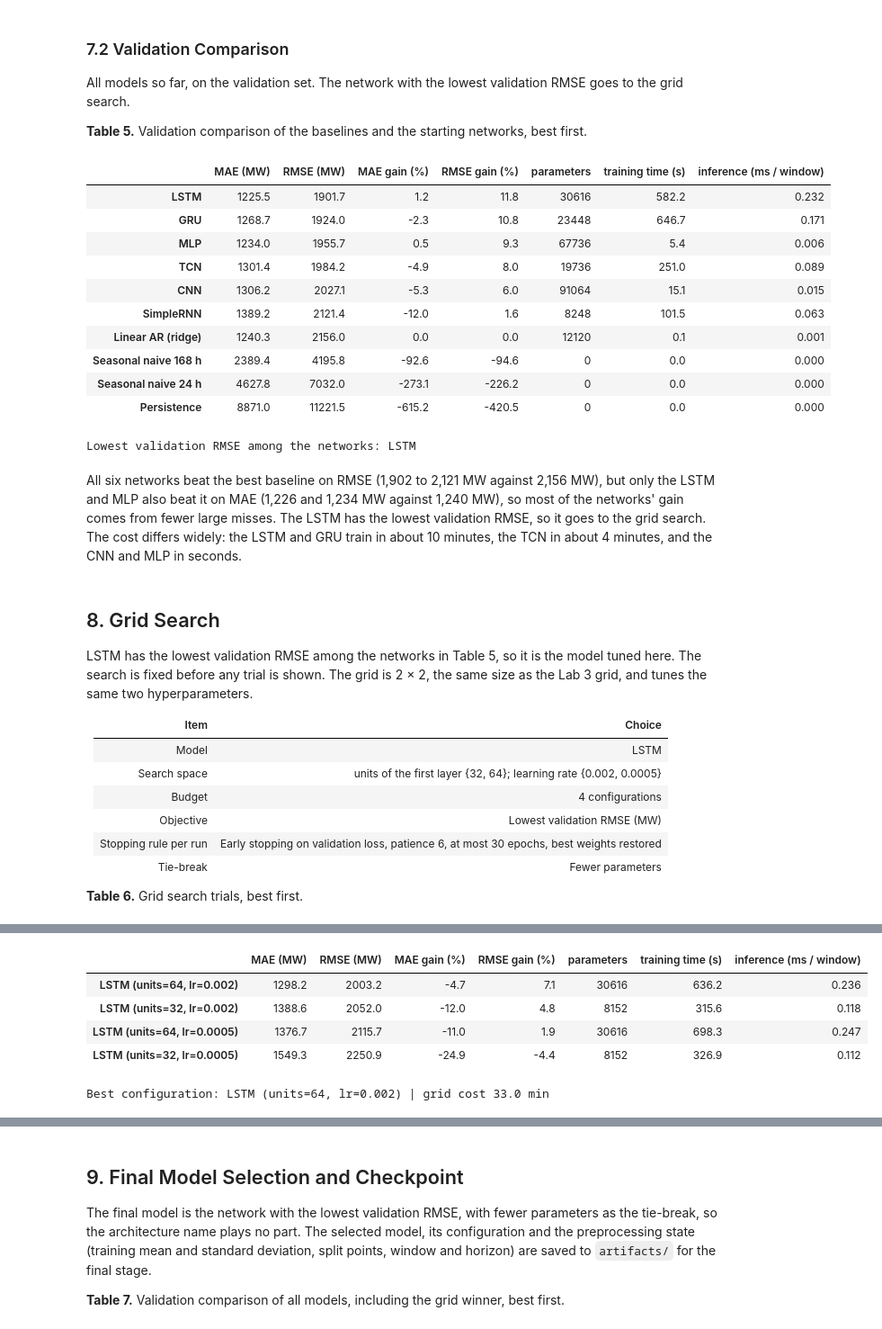
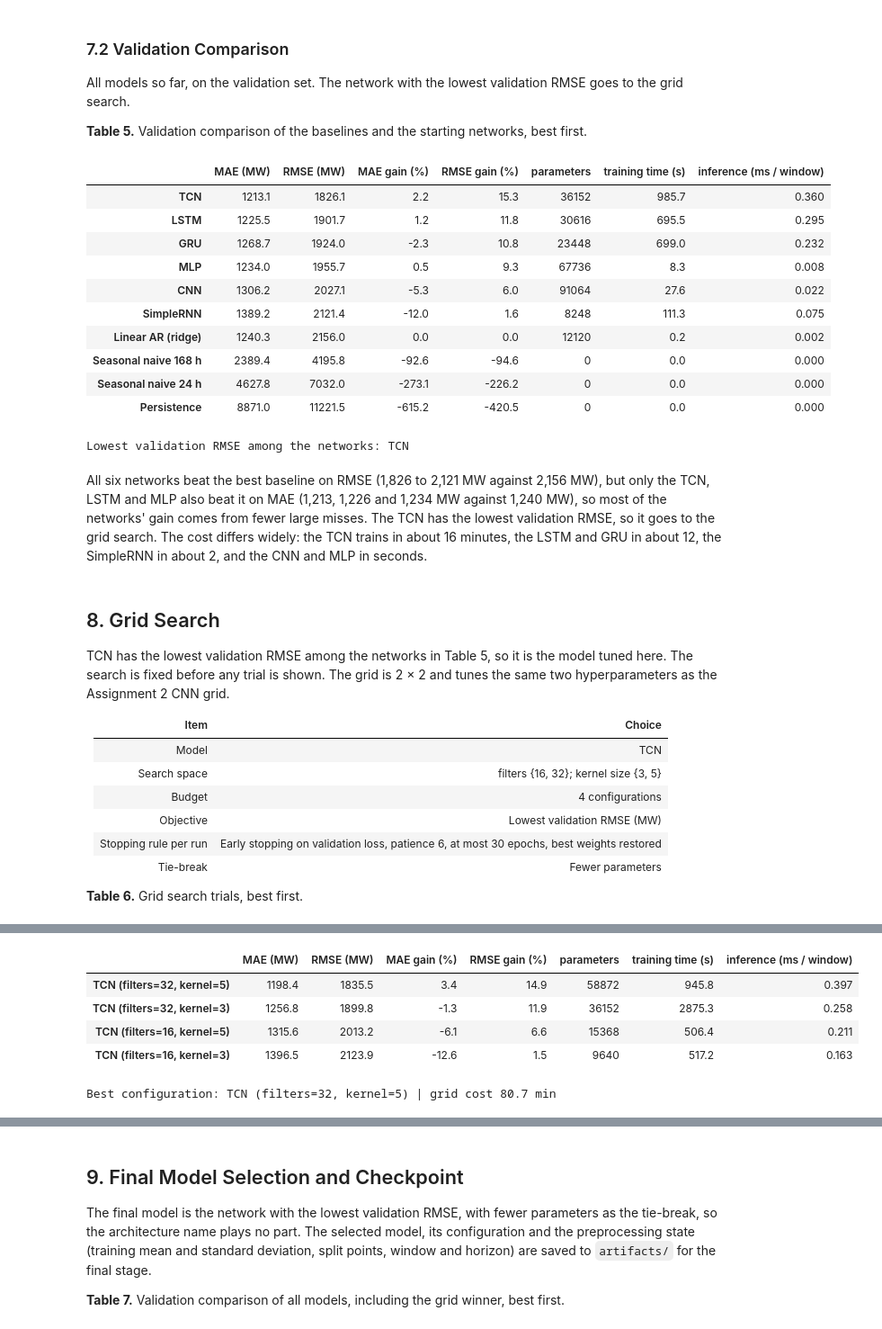
Before and after one commit to shicks44/AISE-4010-Section3-Group1, a Jupyter notebook: AISE4010_Project_Group01.ipynb, the cells around one changed output, grey strips where cells are left out. Shown at 90% size. Drawn from its saved outputs; the diff is of its cells as text; code cells hidden in the pictures.

```diff
--- a/AISE4010_Project_Group01.ipynb
+++ b/AISE4010_Project_Group01.ipynb
@@ -338,6 +338,24 @@ Causal padding means each TCN output only sees current and earlier hours, and th
 # %%
 def make_model(name, hidden_layers, lr=2e-3):
     model = keras.Sequential([keras.Input(shape=(WINDOW, inputs.shape[1]))] + hidden_layers + [layers.Dense(HORIZON)], name=name)
+    model.compile(optimizer=keras.optimizers.Adam(learning_rate=lr, clipnorm=1.0), loss="mse")
+    return model
+
+def residual_block(x, dilation, filters, kernel_size):
+    shortcut = x if x.shape[-1] == filters else layers.Conv1D(filters, 1)(x)  # 1x1 conv when the channel counts differ
+    for _ in range(2):
+        x = layers.Conv1D(filters, kernel_size, padding="causal", dilation_rate=dilation)(x)
+        x = layers.LayerNormalization()(x)
+        x = layers.Activation("relu")(x)
+        x = layers.Dropout(0.1)(x)
+    return layers.Activation("relu")(layers.Add()([shortcut, x]))
+
+def make_tcn(name, filters=32, kernel_size=3, lr=2e-3):
+    window = keras.Input(shape=(WINDOW, inputs.shape[1]))
+    x = window
+    for dilation in (1, 2, 4, 8, 16, 32):
+        x = residual_block(x, dilation, filters, kernel_size)
+    model = keras.Model(window, layers.Dense(HORIZON)(x[:, -1, :]), name=name)  # the newest step has seen the whole window
     model.compile(optimizer=keras.optimizers.Adam(learning_rate=lr, clipnorm=1.0), loss="mse")
     return model
 
@@ -350,8 +368,7 @@ models = {
     "SimpleRNN": make_model("simplernn", [layers.SimpleRNN(64, return_sequences=True), layers.SimpleRNN(32)]),
     "LSTM": make_model("lstm", [layers.LSTM(64, return_sequences=True), layers.LSTM(32)]),
     "GRU": make_model("gru", [layers.GRU(64, return_sequences=True), layers.GRU(32)]),
-    "TCN": make_model("tcn", [layers.Conv1D(32, 3, padding="causal", dilation_rate=d, activation="relu")
-                              for d in (1, 2, 4, 8, 16, 32, 64)] + [layers.Cropping1D((WINDOW - 1, 0)), layers.Flatten()]),
+    "TCN": make_tcn("tcn"),
 }
 families = list(models)
 # %% [markdown]
@@ -426,28 +443,28 @@ display(compare(baselines + families))
 print("Lowest validation RMSE among the networks:", min(families, key=rmse))
 # %% [output]
 |  | MAE (MW) | RMSE (MW) | MAE gain (%) | RMSE gain (%) | parameters | training time (s) | inference (ms / window) |
-| LSTM | 1225.5 | 1901.7 | 1.2 | 11.8 | 30616 | 582.2 | 0.232 |
-| GRU | 1268.7 | 1924.0 | -2.3 | 10.8 | 23448 | 646.7 | 0.171 |
-| MLP | 1234.0 | 1955.7 | 0.5 | 9.3 | 67736 | 5.4 | 0.006 |
-| TCN | 1301.4 | 1984.2 | -4.9 | 8.0 | 19736 | 251.0 | 0.089 |
-| CNN | 1306.2 | 2027.1 | -5.3 | 6.0 | 91064 | 15.1 | 0.015 |
-| SimpleRNN | 1389.2 | 2121.4 | -12.0 | 1.6 | 8248 | 101.5 | 0.063 |
-| Linear AR (ridge) | 1240.3 | 2156.0 | 0.0 | 0.0 | 12120 | 0.1 | 0.001 |
+| TCN | 1213.1 | 1826.1 | 2.2 | 15.3 | 36152 | 985.7 | 0.360 |
+| LSTM | 1225.5 | 1901.7 | 1.2 | 11.8 | 30616 | 695.5 | 0.295 |
+| GRU | 1268.7 | 1924.0 | -2.3 | 10.8 | 23448 | 699.0 | 0.232 |
+| MLP | 1234.0 | 1955.7 | 0.5 | 9.3 | 67736 | 8.3 | 0.008 |
+| CNN | 1306.2 | 2027.1 | -5.3 | 6.0 | 91064 | 27.6 | 0.022 |
+| SimpleRNN | 1389.2 | 2121.4 | -12.0 | 1.6 | 8248 | 111.3 | 0.075 |
+| Linear AR (ridge) | 1240.3 | 2156.0 | 0.0 | 0.0 | 12120 | 0.2 | 0.002 |
 | Seasonal naive 168 h | 2389.4 | 4195.8 | -92.6 | -94.6 | 0 | 0.0 | 0.000 |
 | Seasonal naive 24 h | 4627.8 | 7032.0 | -273.1 | -226.2 | 0 | 0.0 | 0.000 |
 | Persistence | 8871.0 | 11221.5 | -615.2 | -420.5 | 0 | 0.0 | 0.000 |
-Lowest validation RMSE among the networks: LSTM
+Lowest validation RMSE among the networks: TCN
 # %% [markdown]
-All six networks beat the best baseline on RMSE (1,902 to 2,121 MW against 2,156 MW), but only the LSTM and MLP also beat it on MAE (1,226 and 1,234 MW against 1,240 MW), so most of the networks' gain comes from fewer large misses. The LSTM has the lowest validation RMSE, so it goes to the grid search. The cost differs widely: the LSTM and GRU train in about 10 minutes, the TCN in about 4 minutes, and the CNN and MLP in seconds.
+All six networks beat the best baseline on RMSE (1,826 to 2,121 MW against 2,156 MW), but only the TCN, LSTM and MLP also beat it on MAE (1,213, 1,226 and 1,234 MW against 1,240 MW), so most of the networks' gain comes from fewer large misses. The TCN has the lowest validation RMSE, so it goes to the grid search. The cost differs widely: the TCN trains in about 16 minutes, the LSTM and GRU in about 12, the SimpleRNN in about 2, and the CNN and MLP in seconds.
 # %% [markdown]
 ## 8. Grid Search
 
-LSTM has the lowest validation RMSE among the networks in Table 5, so it is the model tuned here. The search is fixed before any trial is shown. The grid is 2 × 2, the same size as the Lab 3 grid, and tunes the same two hyperparameters.
+TCN has the lowest validation RMSE among the networks in Table 5, so it is the model tuned here. The search is fixed before any trial is shown. The grid is 2 × 2 and tunes the same two hyperparameters as the Assignment 2 CNN grid.
 
 | Item | Choice |
 |---|---|
-| Model | LSTM |
-| Search space | units of the first layer {32, 64}; learning rate {0.002, 0.0005} |
+| Model | TCN |
+| Search space | filters {16, 32}; kernel size {3, 5} |
 | Budget | 4 configurations |
 | Objective | Lowest validation RMSE (MW) |
 | Stopping rule per run | Early stopping on validation loss, patience 6, at most 30 epochs, best weights restored |
@@ -455,16 +472,16 @@ LSTM has the lowest validation RMSE among the networks in Table 5, so it is the
 
 **Table 6.** Grid search trials, best first.
 # %%
-def build_lstm(units, lr):
-    return make_model(f"lstm_{units}_{lr}", [layers.LSTM(units, return_sequences=True), layers.LSTM(units // 2)], lr=lr)
+def build_tcn(filters, kernel_size):
+    return make_tcn(f"tcn_{filters}_{kernel_size}", filters, kernel_size)
 
-grid = {"units": [32, 64], "lr": [2e-3, 5e-4]}
+grid = {"filters": [16, 32], "kernel_size": [3, 5]}
 
 trials = []
-for units, lr in product(grid["units"], grid["lr"]):
+for filters, kernel_size in product(grid["filters"], grid["kernel_size"]):
     keras.utils.set_random_seed(SEED)
-    name = f"LSTM (units={units}, lr={lr})"
-    models[name] = build_lstm(units, lr)
+    name = f"TCN (filters={filters}, kernel={kernel_size})"
+    models[name] = build_tcn(filters, kernel_size)
     train(name, models[name])
     trials.append(name)
 
@@ -480,7 +497,7 @@ LSTM (units=64, lr=0.0005)       30 epochs in  698.3 s | best epoch 29: training
 |  | MAE (MW) | RMSE (MW) | MAE gain (%) | RMSE gain (%) | parameters | training time (s) | inference (ms / window) |
-| LSTM (units=64, lr=0.002) | 1298.2 | 2003.2 | -4.7 | 7.1 | 30616 | 636.2 | 0.236 |
-| LSTM (units=32, lr=0.002) | 1388.6 | 2052.0 | -12.0 | 4.8 | 8152 | 315.6 | 0.118 |
-| LSTM (units=64, lr=0.0005) | 1376.7 | 2115.7 | -11.0 | 1.9 | 30616 | 698.3 | 0.247 |
-| LSTM (units=32, lr=0.0005) | 1549.3 | 2250.9 | -24.9 | -4.4 | 8152 | 326.9 | 0.112 |
+| TCN (filters=32, kernel=5) | 1198.4 | 1835.5 | 3.4 | 14.9 | 58872 | 945.8 | 0.397 |
+| TCN (filters=32, kernel=3) | 1256.8 | 1899.8 | -1.3 | 11.9 | 36152 | 2875.3 | 0.258 |
+| TCN (filters=16, kernel=5) | 1315.6 | 2013.2 | -6.1 | 6.6 | 15368 | 506.4 | 0.211 |
+| TCN (filters=16, kernel=3) | 1396.5 | 2123.9 | -12.6 | 1.5 | 9640 | 517.2 | 0.163 |
-Best configuration: LSTM (units=64, lr=0.002) | grid cost 33.0 min
+Best configuration: TCN (filters=32, kernel=5) | grid cost 80.7 min
 # %% [markdown]
```
Also changed, not shown: parts of 13 cells of this notebook, 5 other files.
